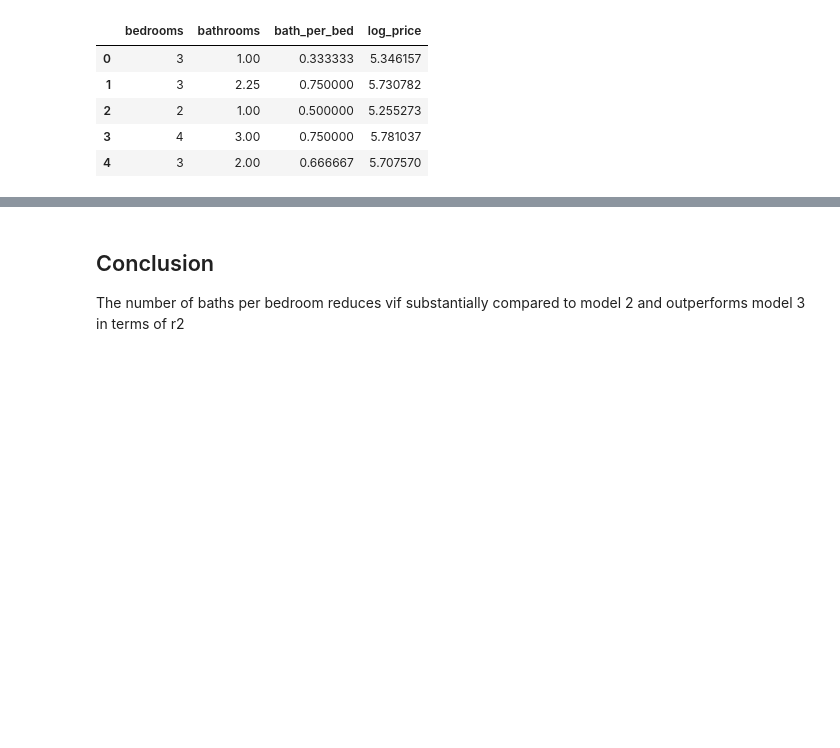
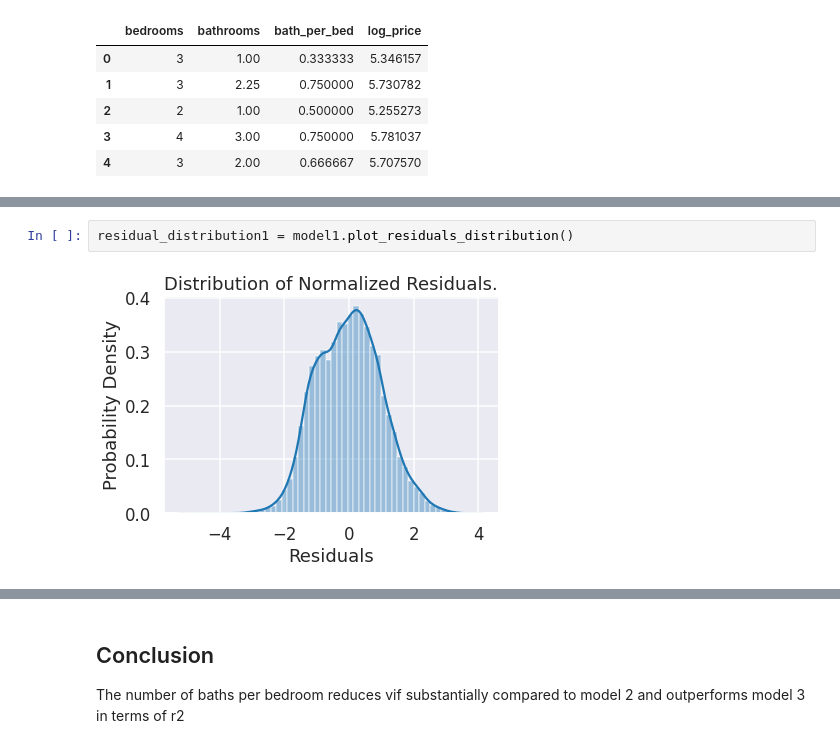
Before and after one commit to sethchart/Housing_Analysis, a Jupyter notebook: notebooks/BathBedRatio.ipynb, the cells around one changed output, grey strips where cells are left out. Drawn from its saved outputs; the diff is of its cells as text; blank space fills up the shorter version.

```diff
--- a/notebooks/BathBedRatio.ipynb
+++ b/notebooks/BathBedRatio.ipynb
@@ -109,0 +38,4 @@ We reject the null hypothesis that our residuals are normally distributed at the
+# %%
+residual_distribution1 = model1.plot_residuals_distribution()
+# %% [output]
+[figure, added]
```
Also changed, not shown: parts of 34 cells of this notebook.
